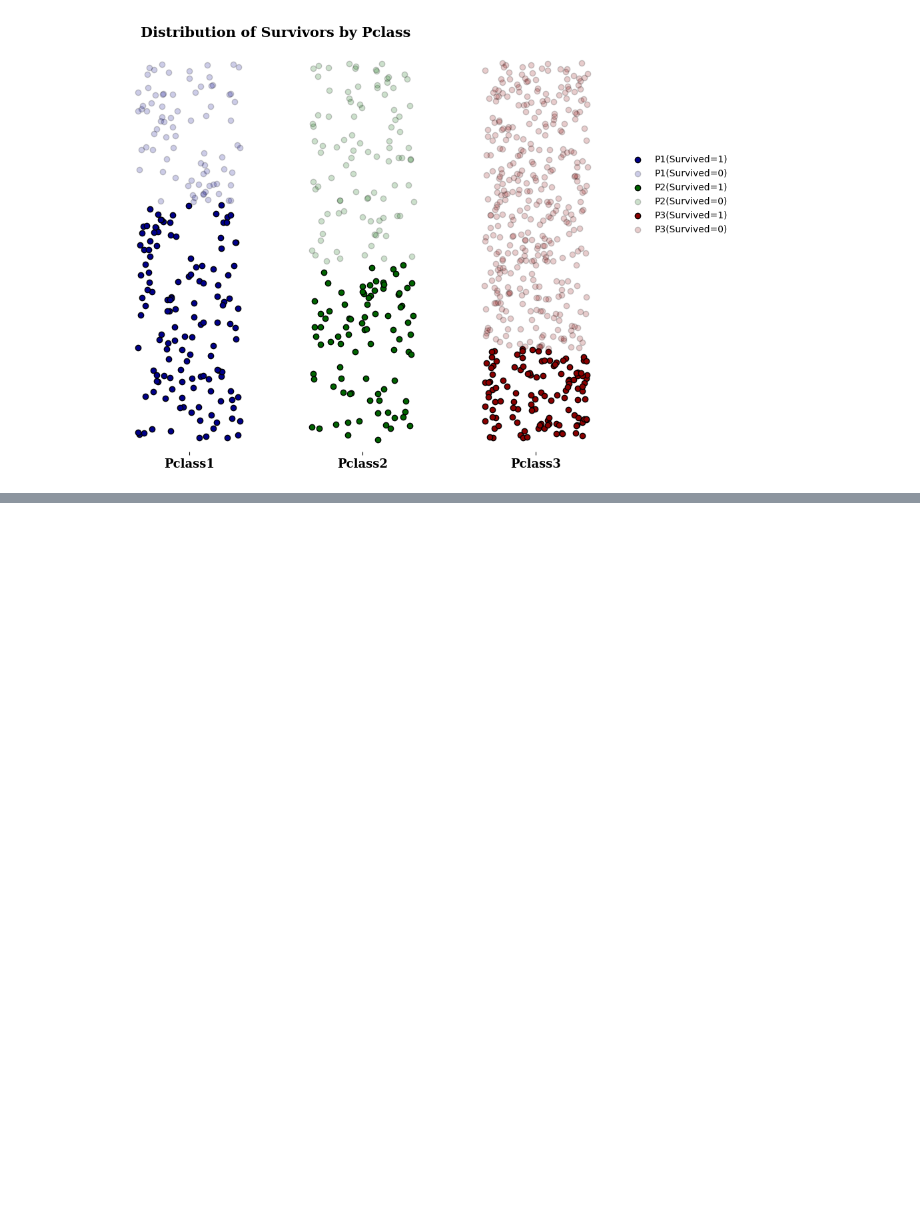
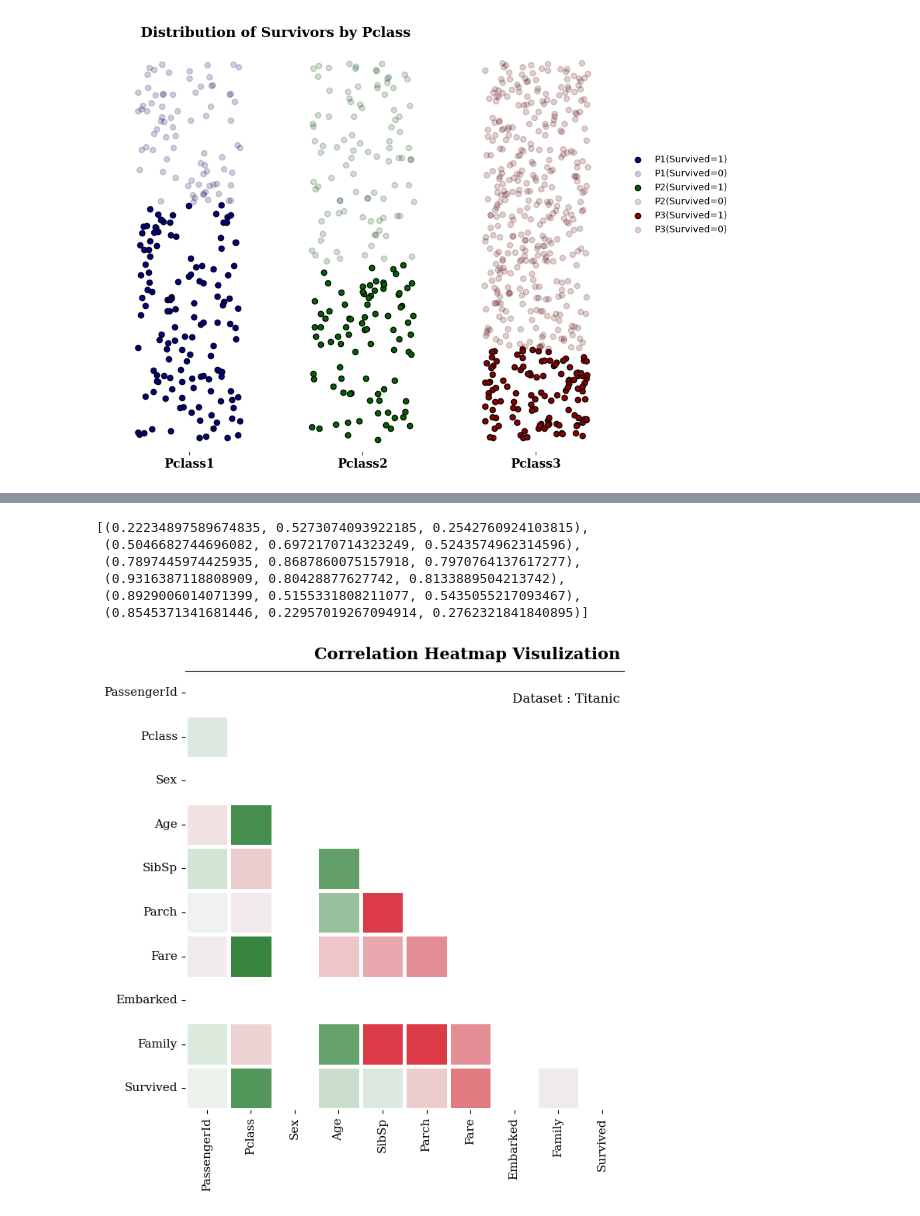
Before and after one commit to VirajBhagiya/Exploratory-data-analysis, a Jupyter notebook: Titanic.ipynb, the cells around one changed output, grey strips where cells are left out. Saved outputs shown, nothing was run; the diff lists cells and outputs as text; code cells hidden in the pictures; blank space fills up the shorter version.

Commit message:
Heatmap

```diff
--- a/Titanic.ipynb
+++ b/Titanic.ipynb
@@ -293,3 +293,11 @@ plt.tight_layout()
 plt.show()
 # %% [output]
 [figure]
+# %%
+data['Sex'] = data['Sex'].map({'male':0, 'female':1})
+data['Embarked'] = data['Embarked'].fillna('S')
+data['Embarked'] = data['Embarked'].map({'S':0, 'C':1, 'Q':2})
+data['Family'] = data['SibSp'] + data['Parch']
+data = data[[col for col in data.columns if col !='Survived']+['Survived']]
+corr = data.corr(numeric_only=True)
+corr
@@ -295,0 +316,31 @@ plt.show()
+# %%
+sns.color_palette(sns.diverging_palette(130,10))
+# %% [output]
+[(0.22234897589674835, 0.5273074093922185, 0.2542760924103815),
+ (0.5046682744696082, 0.6972170714323249, 0.5243574962314596),
+ (0.7897445974425935, 0.8687860075157918, 0.7970764137617277),
+ (0.9316387118808909, 0.80428877627742, 0.8133889504213742),
+ (0.8929006014071399, 0.5155331808211077, 0.5435055217093467),
+ (0.8545371341681446, 0.22957019267094914, 0.2762321841840895)]
+# %%
+fig, ax = plt.subplots(1, 1, figsize=(7,7))
+
+mask = np.zeros_like(corr, dtype=np)
+mask[np.triu_indices_from(mask)] = True
+
+cmap = sns.diverging_palette(130, 10, as_cmap=True)
+
+sns.heatmap(corr, square=True, mask=mask, linewidth=2.5, vmax=0.4, vmin=-0.4, cmap=cmap, cbar=False, ax=ax)
+
+ax.set_yticklabels(ax.get_xticklabels(), fontfamily='serif', rotation = 0, fontsize=11)
+ax.set_xticklabels(ax.get_xticklabels(), fontfamily='serif', rotation = 90, fontsize=11)
+
+ax.spines['top'].set_visible(True)
+
+fig.text(0.97, 1, 'Correlation Heatmap Visulization', fontweight='bold', fontfamily='serif', fontsize=15, ha='right')
+fig.text(0.97, 0.92, 'Dataset : Titanic', fontweight='light', fontfamily='serif', fontsize=12, ha='right')
+
+plt.tight_layout()
+plt.show()
+# %% [output]
+[figure, added]
```
Also changed, not shown: parts of 1 cell of this notebook.
